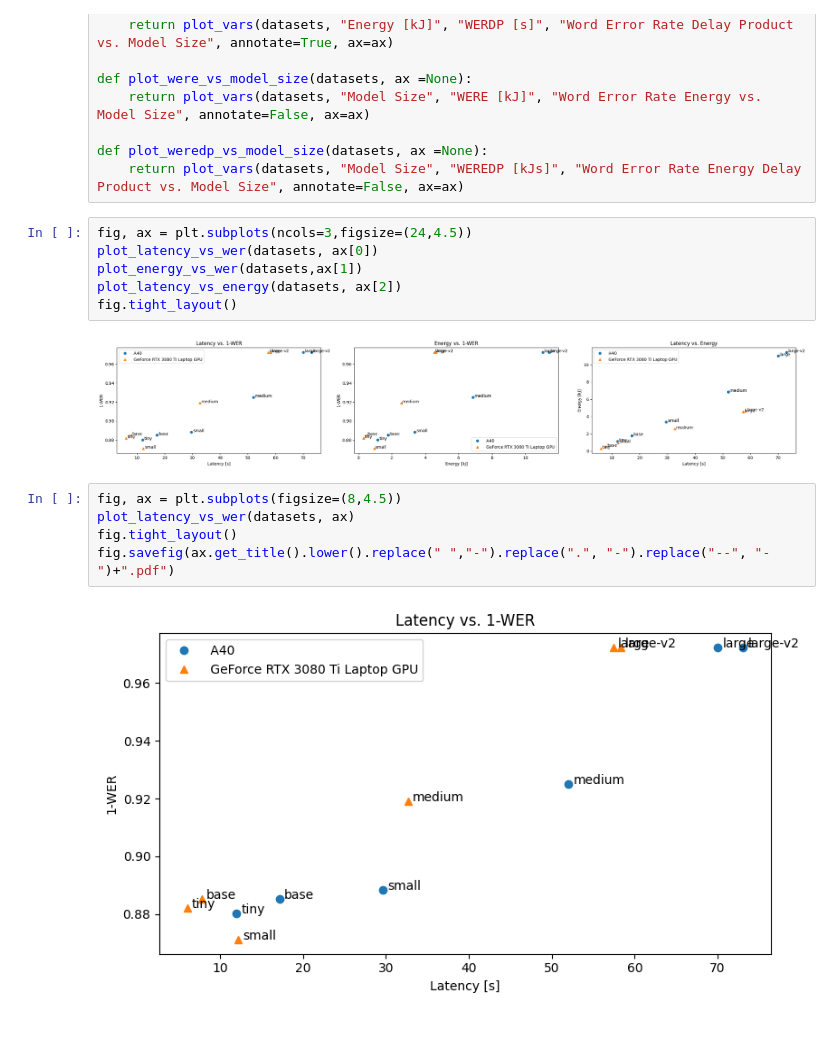
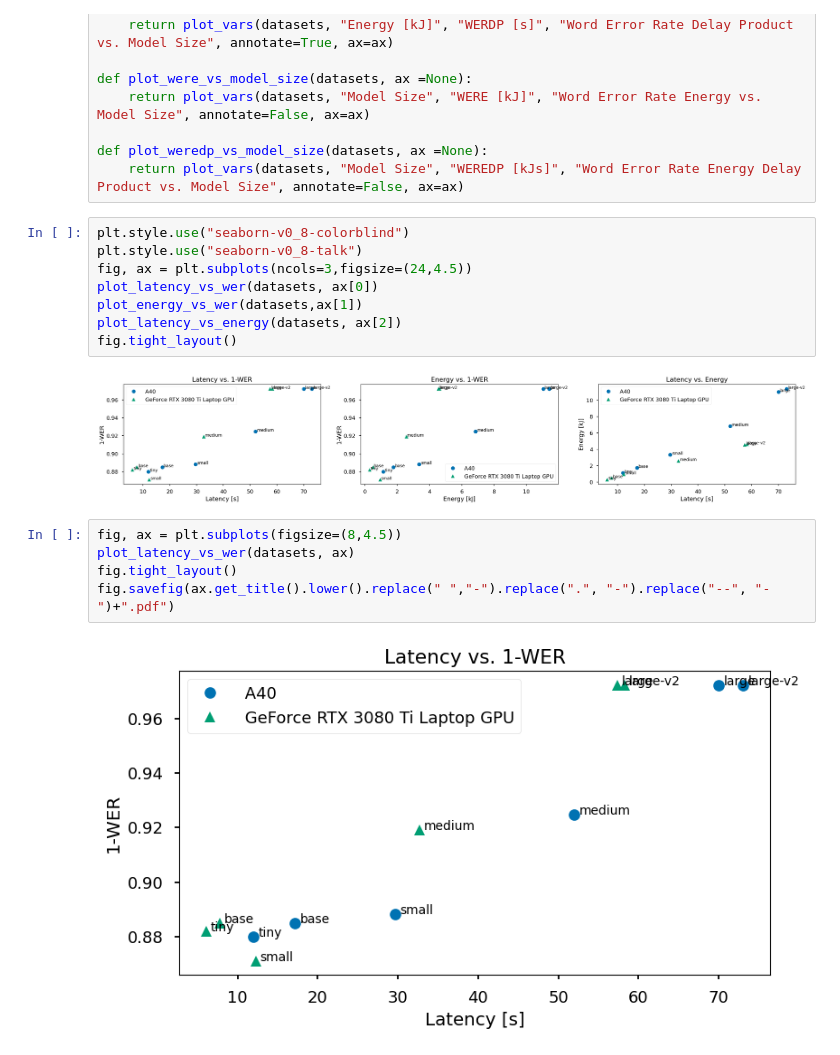
Before and after one commit to sirexeclp/pre-trained-models-workshop, a Jupyter notebook: benchmarks/benchmark_analysis.ipynb, the cells around one changed output. Drawn from its saved outputs; the diff is of its cells as text.

Commit message:
add back colors

```diff
--- a/benchmarks/benchmark_analysis.ipynb
+++ b/benchmarks/benchmark_analysis.ipynb
@@ -57,20 +57,22 @@ def plot_were_vs_model_size(datasets, ax =None):
 def plot_weredp_vs_model_size(datasets, ax =None):
     return plot_vars(datasets, "Model Size", "WEREDP [kJs]", "Word Error Rate Energy Delay Product vs. Model Size", annotate=False, ax=ax)
 # %%
+plt.style.use("seaborn-v0_8-colorblind")
+plt.style.use("seaborn-v0_8-talk")
 fig, ax = plt.subplots(ncols=3,figsize=(24,4.5))
 plot_latency_vs_wer(datasets, ax[0])
 plot_energy_vs_wer(datasets,ax[1])
 plot_latency_vs_energy(datasets, ax[2])
 fig.tight_layout()
 # %% [output]
-[figure, old version]
+[figure, new version]
 # %%
 fig, ax = plt.subplots(figsize=(8,4.5))
 plot_latency_vs_wer(datasets, ax)
 fig.tight_layout()
 fig.savefig(ax.get_title().lower().replace(" ","-").replace(".", "-").replace("--", "-")+".pdf")
 # %% [output]
-[figure, old version]
+[figure, new version]
 # %%
 fig, ax = plt.subplots(figsize=(8,4.5))
 plot_energy_vs_wer(datasets,ax)
```
Also changed, not shown: parts of 3 cells of this notebook.
